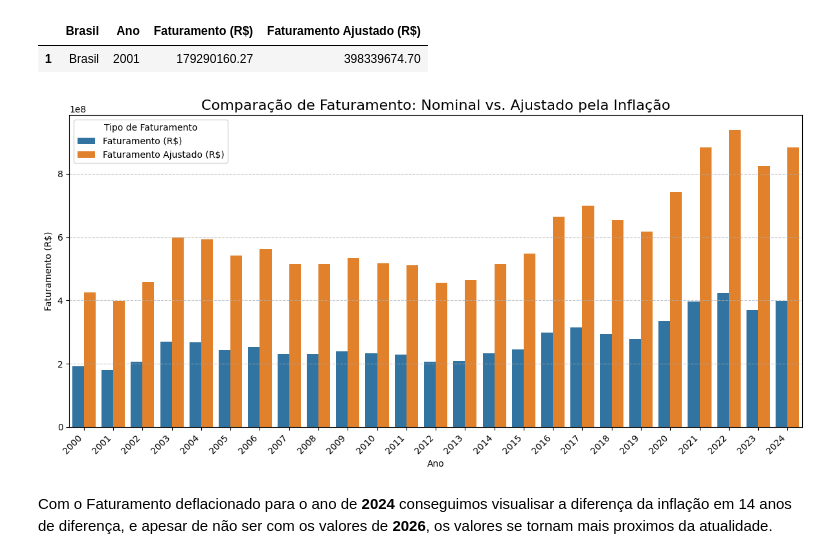
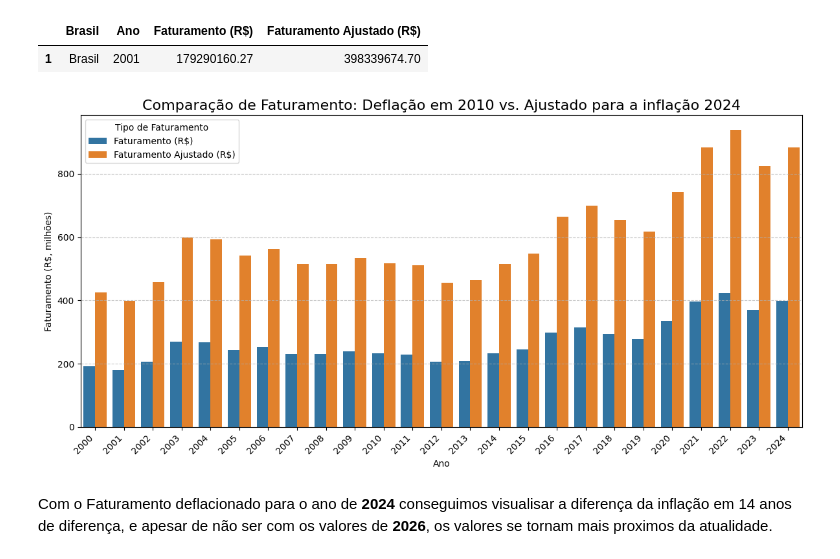
Before and after one commit to Gabriel-J-code/ad-projeto-bees-caatinga, a Jupyter notebook: relatorio TCC.ipynb, the cells around one changed output. Saved outputs shown, nothing was run; the diff lists cells and outputs as text; code cells hidden in the pictures.

```diff
--- a/relatorio TCC.ipynb
+++ b/relatorio TCC.ipynb
@@ -243,27 +243,27 @@ Mínimo valor em Faturamento Ajustado (R$)
 # %%
 df_long = pd.melt(faturamento_br, id_vars=['Ano'],
                   value_vars=['Faturamento (R$)', 'Faturamento Ajustado (R$)'],
                   var_name='Tipo de Faturamento',
                   value_name='Valor (R$)')
 
 # Crie o gráfico de barras
 plt.figure(figsize=(12, 6))
 
-sns.barplot(data=df_long, x='Ano', y='Valor (R$)', hue='Tipo de Faturamento')
+sns.barplot(data=df_long, x='Ano', y=df_long['Valor (R$)']/1000000, hue='Tipo de Faturamento')
 
 # Adicione títulos e rótulos
-plt.title('Comparação de Faturamento: Nominal vs. Ajustado pela Inflação', fontsize=16)
+plt.title('Comparação de Faturamento: Deflação em 2010 vs. Ajustado para a inflação 2024', fontsize=16)
 plt.xlabel('Ano')
-plt.ylabel('Faturamento (R$)')
+plt.ylabel('Faturamento (R$, milhões)')
 plt.grid(axis='y', linestyle='--', alpha=0.7)
 
 # Ajuste os rótulos do eixo X para que sejam visíveis
 plt.xticks(rotation=45, ha='right')
 
 plt.tight_layout()
 plt.show()
 # %% [output]
-[figure, old version]
+[figure, new version]
 # %% [markdown]
 Com o Faturamento deflacionado para o ano de **2024** conseguimos visualisar a diferença da inflação em 14 anos de diferença, e apesar de não ser com os valores de **2026**, os valores se tornam mais proximos da atualidade.
 # %% [markdown]
```
Also changed, not shown: parts of 23 cells of this notebook.
